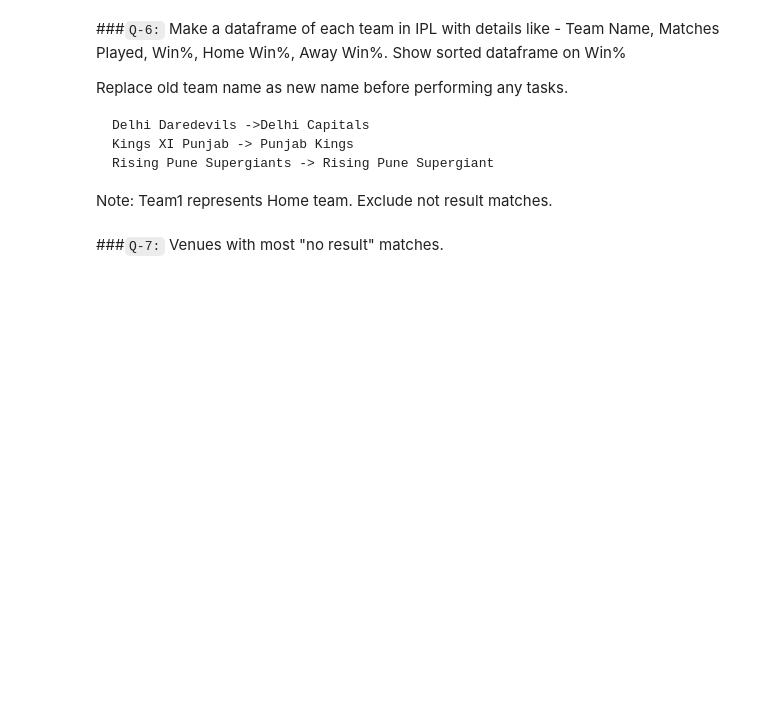
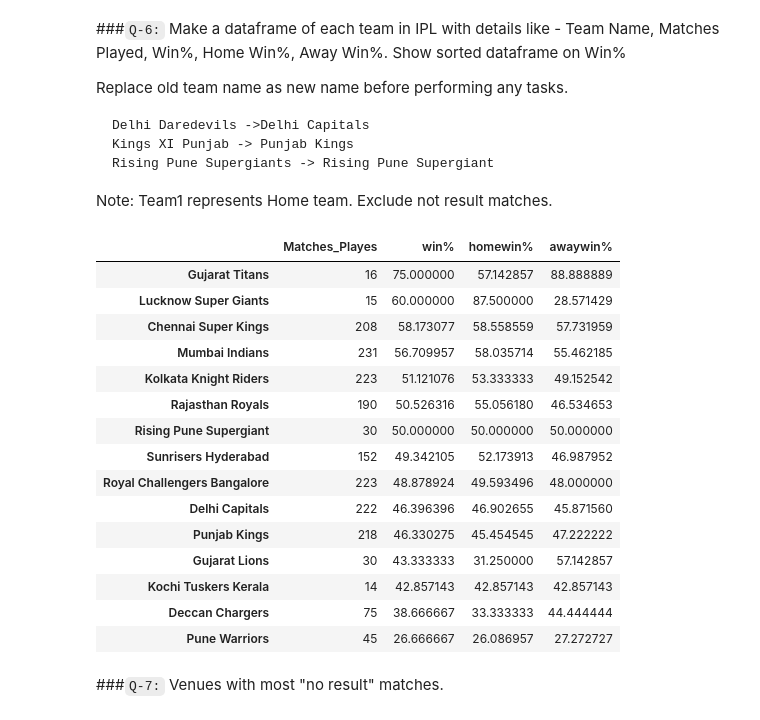
Before and after one commit to ushi-masuka/python-practice, a Jupyter notebook: day1801.ipynb, the cells around one changed output. Drawn from its saved outputs; the diff is of its cells as text; code cells hidden in the pictures; blank space fills up the shorter version.

````diff
--- a/day1801.ipynb
+++ b/day1801.ipynb
@@ -337,3 +337,6 @@ Code to directly use in colab
 ipl_matches = "https://docs.google.com/spreadsheets/d/e/2PACX-1vRy2DUdUbaKx_Co9F0FSnIlyS-8kp4aKv_I0-qzNeghiZHAI_hw94gKG22XTxNJHMFnFVKsO4xWOdIs/pub?gid=1655759976&single=true&output=csv"
 
 ```
+# %%
+ipl=pd.read_csv("IPL_Matches_2008_2022.csv")
+ipl.head()
@@ -353,0 +407,21 @@ Note: Team1 represents Home team. Exclude not result matches.
+# %%
+q6=pd.DataFrame({"Matches_Playes":matches_played,"win%":winr,"homewin%":homewinr,"awaywin%":awaywinr})
+q6.sort_values(by="win%",ascending=False,inplace=True)
+q6
+# %% [output]
+|  | Matches_Playes | win% | homewin% | awaywin% |
+| Gujarat Titans | 16 | 75.000000 | 57.142857 | 88.888889 |
+| Lucknow Super Giants | 15 | 60.000000 | 87.500000 | 28.571429 |
+| Chennai Super Kings | 208 | 58.173077 | 58.558559 | 57.731959 |
+| Mumbai Indians | 231 | 56.709957 | 58.035714 | 55.462185 |
+| Kolkata Knight Riders | 223 | 51.121076 | 53.333333 | 49.152542 |
+| Rajasthan Royals | 190 | 50.526316 | 55.056180 | 46.534653 |
+| Rising Pune Supergiant | 30 | 50.000000 | 50.000000 | 50.000000 |
+| Sunrisers Hyderabad | 152 | 49.342105 | 52.173913 | 46.987952 |
+| Royal Challengers Bangalore | 223 | 48.878924 | 49.593496 | 48.000000 |
+| Delhi Capitals | 222 | 46.396396 | 46.902655 | 45.871560 |
+| Punjab Kings | 218 | 46.330275 | 45.454545 | 47.222222 |
+| Gujarat Lions | 30 | 43.333333 | 31.250000 | 57.142857 |
+| Kochi Tuskers Kerala | 14 | 42.857143 | 42.857143 | 42.857143 |
+| Deccan Chargers | 75 | 38.666667 | 33.333333 | 44.444444 |
+| Pune Warriors | 45 | 26.666667 | 26.086957 | 27.272727 |
````
Also changed, not shown: parts of 19 cells of this notebook, 1 other file.
